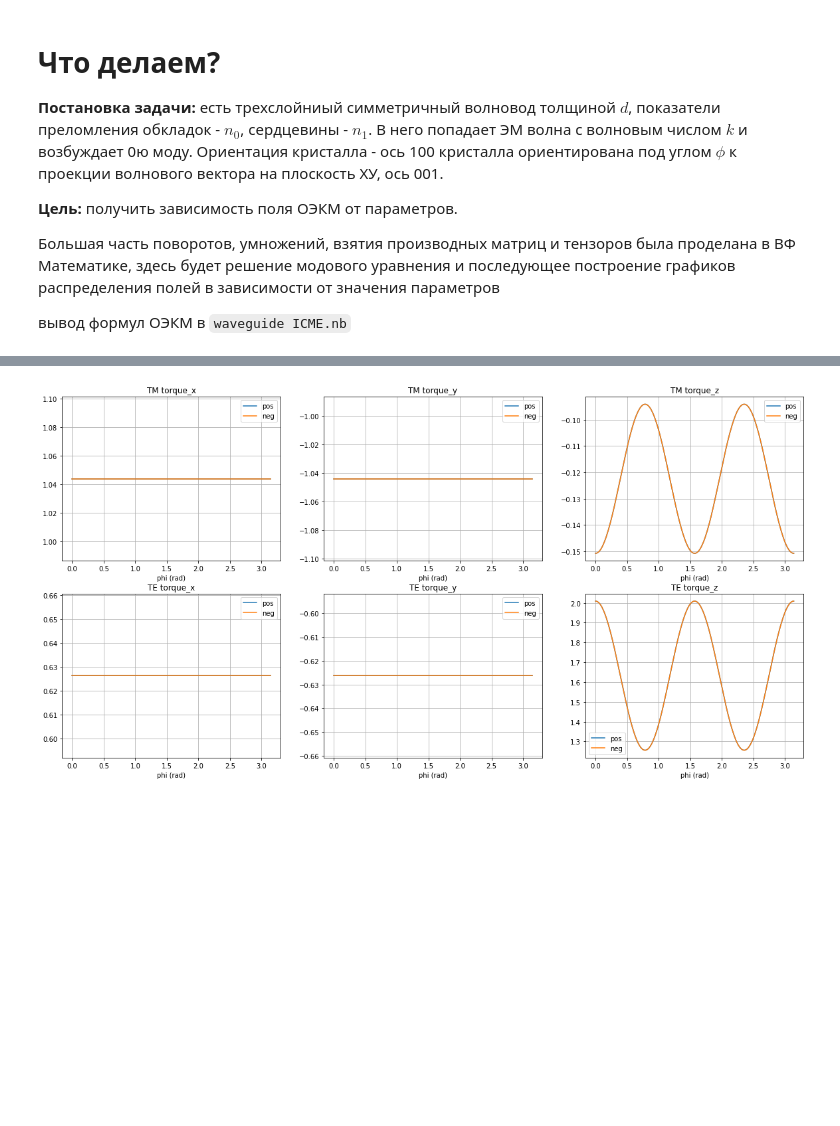
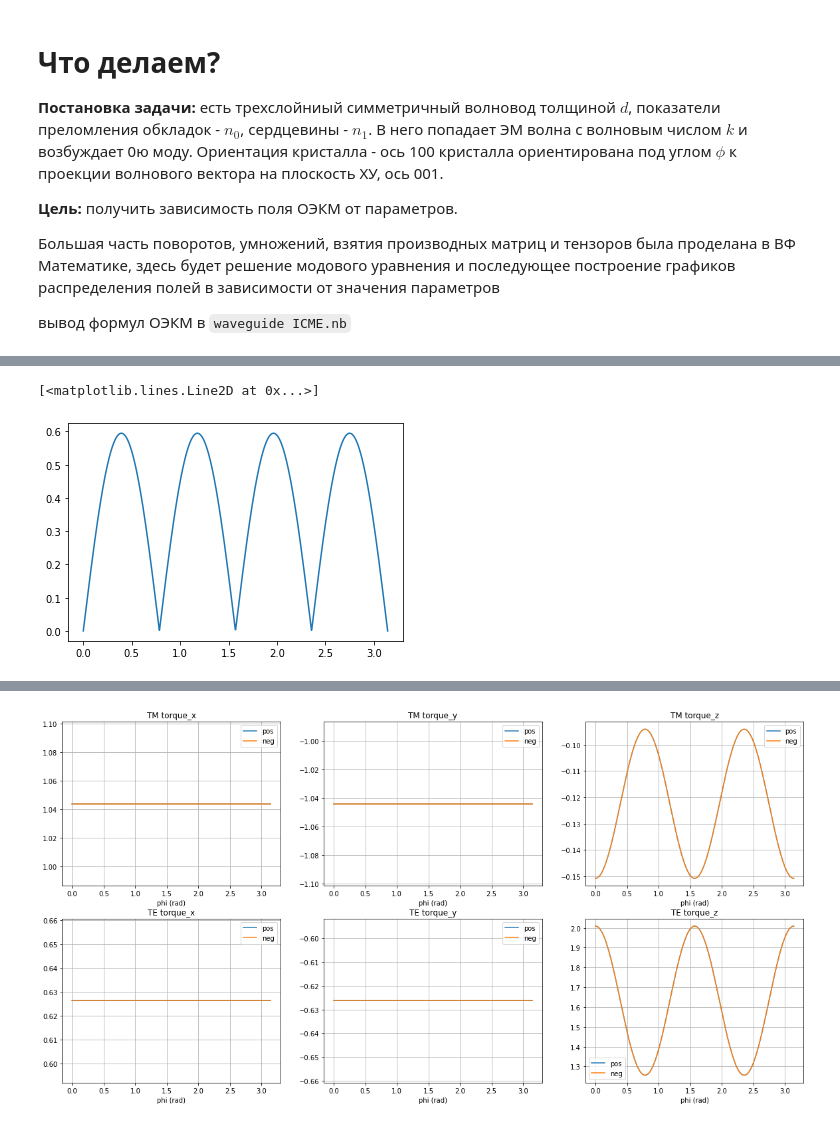
Before and after one commit to Semyonov-as/Python_Modelling, a Jupyter notebook: Waveguide_ICME.ipynb, the cells around one changed output, grey strips where cells are left out. Cells and saved outputs as stored; diff of their text form; code cells hidden in the pictures; blank space fills up the shorter version.

```diff
--- a/Waveguide_ICME.ipynb
+++ b/Waveguide_ICME.ipynb
@@ -18,3 +70,18 @@ import numpy as np
+# %%
+ksi = 0
+Phi = np.linspace(0, np.pi, 1000)
+tor = []
+for phi in Phi:
+    E = (np.cos(theta)*np.cos(ksi), np.sin(ksi), np.sin(theta)*np.cos(ksi))
+    H = icme.get_H(1, np.pi/2, 0/180*np.pi)
+    M = icme.get_M_from_H(H, phi)
+    t = icme.get_icme_torque(E, H, M, phi)
+    tor.append(np.sum(np.sqrt(t[2]**2)))
+
+plt.plot(Phi, tor)
+# %% [output]
+[<matplotlib.lines.Line2D at 0x...>]
+[figure, added]
 # %%
 width = 0.6
 n1 = 1.5
```
Also changed, not shown: parts of 6 cells of this notebook, 1 other file.
